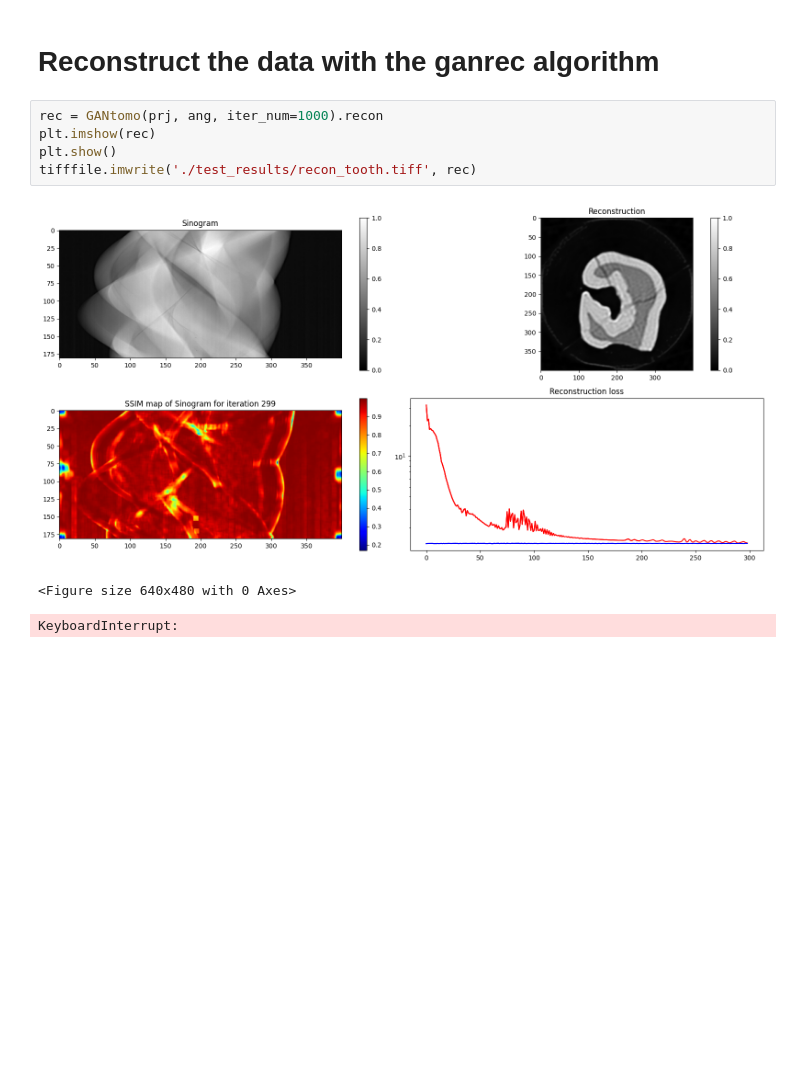
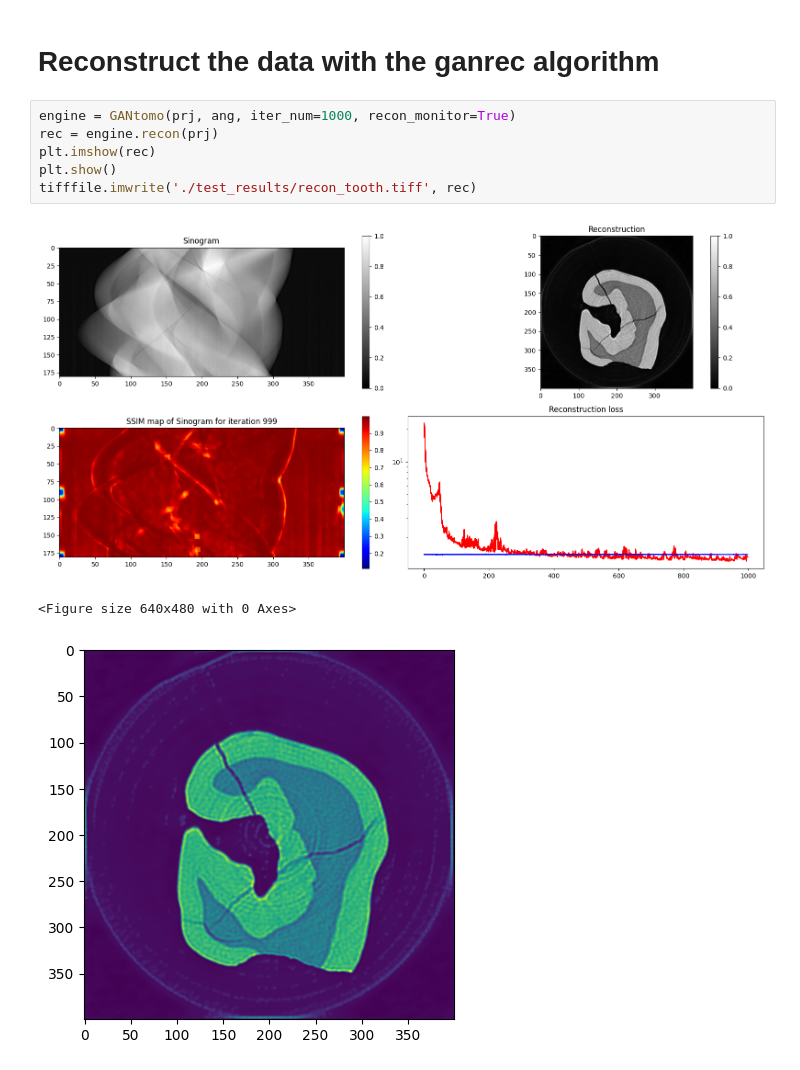
Before and after one commit to XYangXRay/ganrec, a Jupyter notebook: examples/tomography_tf.ipynb, the cells around one changed output. Drawn from its saved outputs; the diff is of its cells as text; blank space fills up the shorter version.

Commit message:
update the recon of GANrec to fix the memory and stability issues

```diff
--- a/examples/tomography_tf.ipynb
+++ b/examples/tomography_tf.ipynb
@@ -20,11 +20,12 @@ prj = nor_tomo(prj)
 # %% [markdown]
 # Reconstruct the data with the ganrec algorithm
 # %%
-rec = GANtomo(prj, ang, iter_num=1000).recon
+engine = GANtomo(prj, ang, iter_num=1000, recon_monitor=True)
+rec = engine.recon(prj)
 plt.imshow(rec)
 plt.show()
 tifffile.imwrite('./test_results/recon_tooth.tiff', rec)
 # %% [output]
-[figure, old version]
+[figure, new version]
 <Figure size 640x480 with 0 Axes>
-KeyboardInterrupt:
+[figure, added]
```
Also changed, not shown: parts of 1 cell of this notebook, 4 other files.
